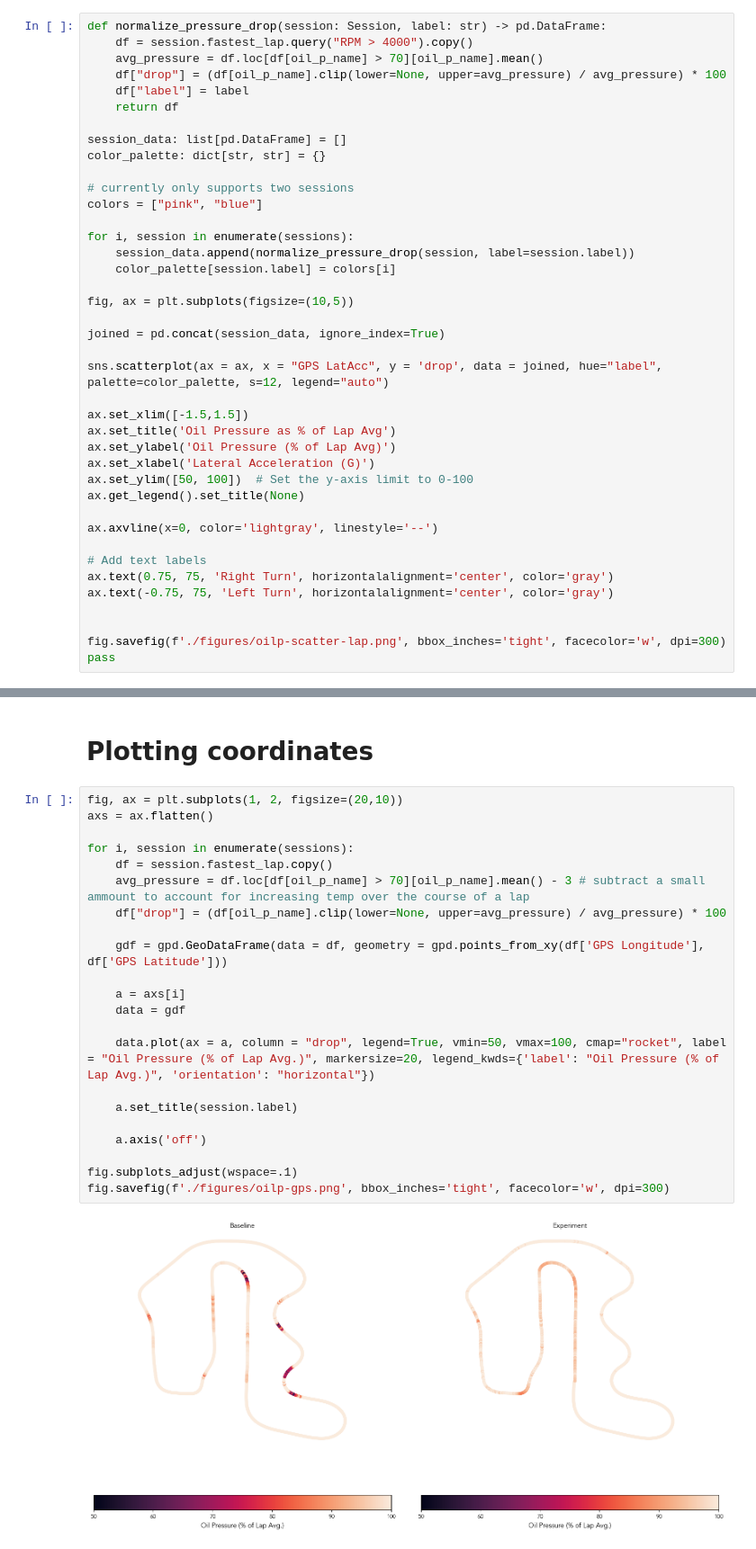
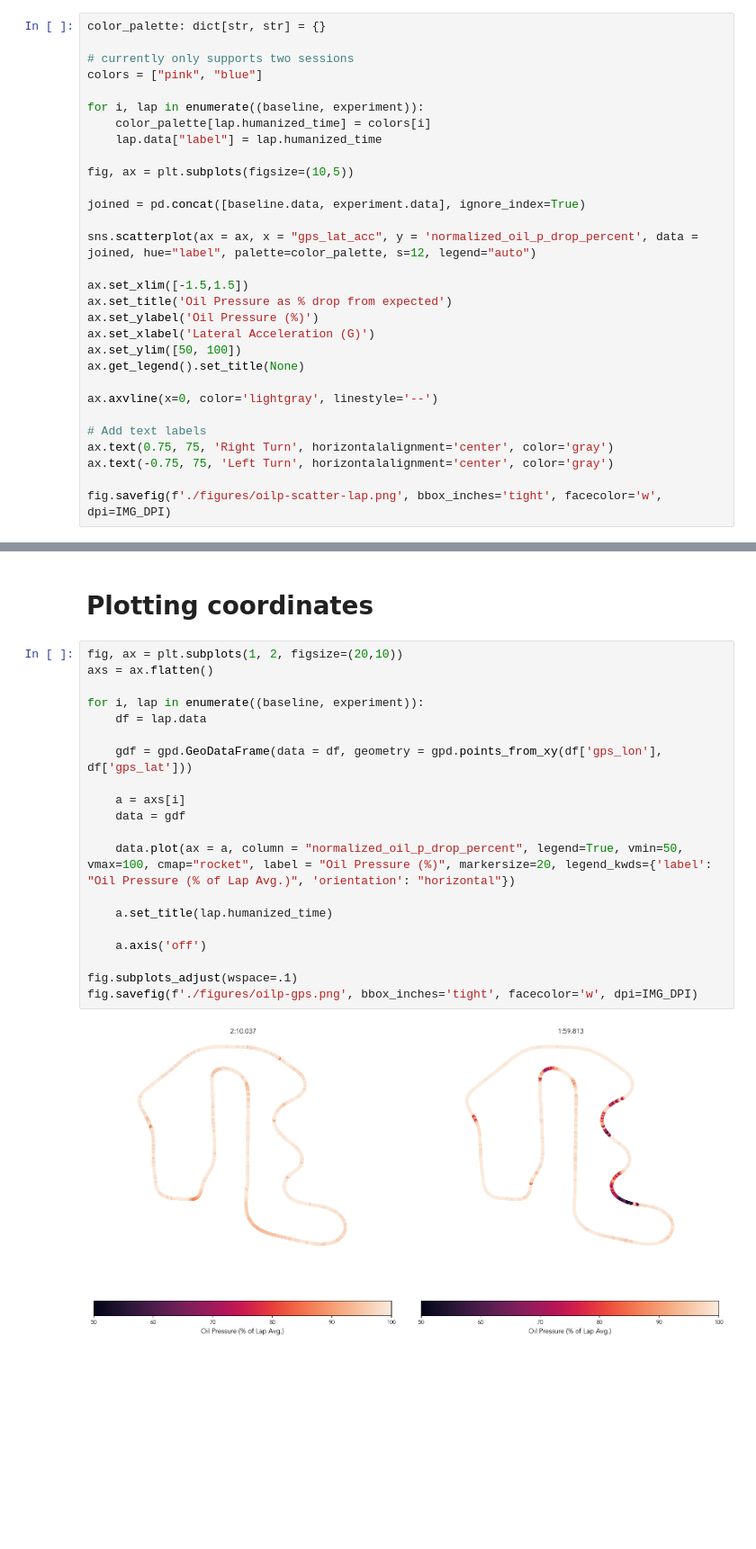
Before and after one commit to 900BRZ/fa24d, a Jupyter notebook: plots.ipynb, the cells around one changed output, grey strips where cells are left out. Shown at 90% size. Drawn from its saved outputs; the diff is of its cells as text; blank space fills up the shorter version.

```diff
--- a/plots.ipynb
+++ b/plots.ipynb
@@ -159,34 +109,26 @@ Some readings display right hand turns as negative Gs while others appear as pos
 
 Since oil pressure is also dependent on engine speed, it is good to factor in engine speed when examining low oil pressures
 # %%
-def normalize_pressure_drop(session: Session, label: str) -> pd.DataFrame:
-    df = session.fastest_lap.query("RPM > 4000").copy()
-    avg_pressure = df.loc[df[oil_p_name] > 70][oil_p_name].mean()
-    df["drop"] = (df[oil_p_name].clip(lower=None, upper=avg_pressure) / avg_pressure) * 100
-    df["label"] = label
-    return df
-
-session_data: list[pd.DataFrame] = []
 color_palette: dict[str, str] = {}
 
 # currently only supports two sessions
 colors = ["pink", "blue"]
 
-for i, session in enumerate(sessions):
-    session_data.append(normalize_pressure_drop(session, label=session.label))
-    color_palette[session.label] = colors[i]
+for i, lap in enumerate((baseline, experiment)):
+    color_palette[lap.humanized_time] = colors[i]
+    lap.data["label"] = lap.humanized_time
 
 fig, ax = plt.subplots(figsize=(10,5))
 
-joined = pd.concat(session_data, ignore_index=True)
+joined = pd.concat([baseline.data, experiment.data], ignore_index=True)
 
-sns.scatterplot(ax = ax, x = "GPS LatAcc", y = 'drop', data = joined, hue="label", palette=color_palette, s=12, legend="auto")
+sns.scatterplot(ax = ax, x = "gps_lat_acc", y = 'normalized_oil_p_drop_percent', data = joined, hue="label", palette=color_palette, s=12, legend="auto")
 
 ax.set_xlim([-1.5,1.5])
-ax.set_title('Oil Pressure as % of Lap Avg')
-ax.set_ylabel('Oil Pressure (% of Lap Avg)')
+ax.set_title('Oil Pressure as % drop from expected')
+ax.set_ylabel('Oil Pressure (%)')
 ax.set_xlabel('Lateral Acceleration (G)')
-ax.set_ylim([50, 100])  # Set the y-axis limit to 0-100
+ax.set_ylim([50, 100])
 ax.get_legend().set_title(None)
 
 ax.axvline(x=0, color='lightgray', linestyle='--')
@@ -195,7 +137,5 @@ ax.axvline(x=0, color='lightgray', linestyle='--')
 ax.text(0.75, 75, 'Right Turn', horizontalalignment='center', color='gray')
 ax.text(-0.75, 75, 'Left Turn', horizontalalignment='center', color='gray')
 
-
-fig.savefig(f'./figures/oilp-scatter-lap.png', bbox_inches='tight', facecolor='w', dpi=300)
-pass
+fig.savefig(f'./figures/oilp-scatter-lap.png', bbox_inches='tight', facecolor='w', dpi=IMG_DPI)
 # %% [output]
@@ -205,24 +145,22 @@ pass
 # %%
 fig, ax = plt.subplots(1, 2, figsize=(20,10))
 axs = ax.flatten()
 
-for i, session in enumerate(sessions):
-    df = session.fastest_lap.copy()
-    avg_pressure = df.loc[df[oil_p_name] > 70][oil_p_name].mean() - 3 # subtract a small ammount to account for increasing temp over the course of a lap
-    df["drop"] = (df[oil_p_name].clip(lower=None, upper=avg_pressure) / avg_pressure) * 100
+for i, lap in enumerate((baseline, experiment)):
+    df = lap.data
 
-    gdf = gpd.GeoDataFrame(data = df, geometry = gpd.points_from_xy(df['GPS Longitude'], df['GPS Latitude']))
+    gdf = gpd.GeoDataFrame(data = df, geometry = gpd.points_from_xy(df['gps_lon'], df['gps_lat']))
 
     a = axs[i]
     data = gdf
 
-    data.plot(ax = a, column = "drop", legend=True, vmin=50, vmax=100, cmap="rocket", label = "Oil Pressure (% of Lap Avg.)", markersize=20, legend_kwds={'label': "Oil Pressure (% of Lap Avg.)", 'orientation': "horizontal"})
+    data.plot(ax = a, column = "normalized_oil_p_drop_percent", legend=True, vmin=50, vmax=100, cmap="rocket", label = "Oil Pressure (%)", markersize=20, legend_kwds={'label': "Oil Pressure (% of Lap Avg.)", 'orientation': "horizontal"})
 
-    a.set_title(session.label)
+    a.set_title(lap.humanized_time)
 
     a.axis('off')
 
 fig.subplots_adjust(wspace=.1)
-fig.savefig(f'./figures/oilp-gps.png', bbox_inches='tight', facecolor='w', dpi=300)
+fig.savefig(f'./figures/oilp-gps.png', bbox_inches='tight', facecolor='w', dpi=IMG_DPI)
 # %% [output]
-[figure, old version]
+[figure, new version]
```
Also changed, not shown: parts of 8 cells of this notebook, 19 other files.
